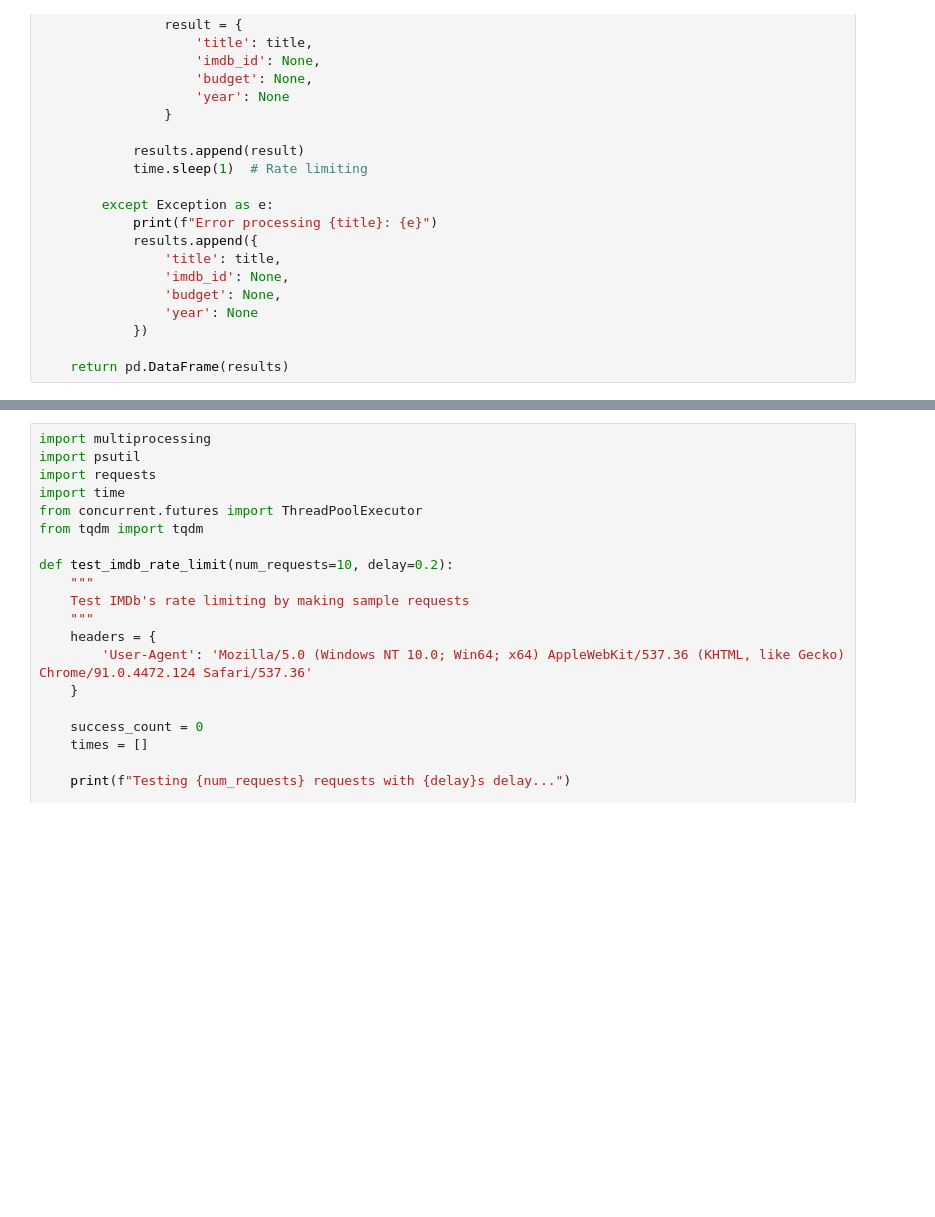
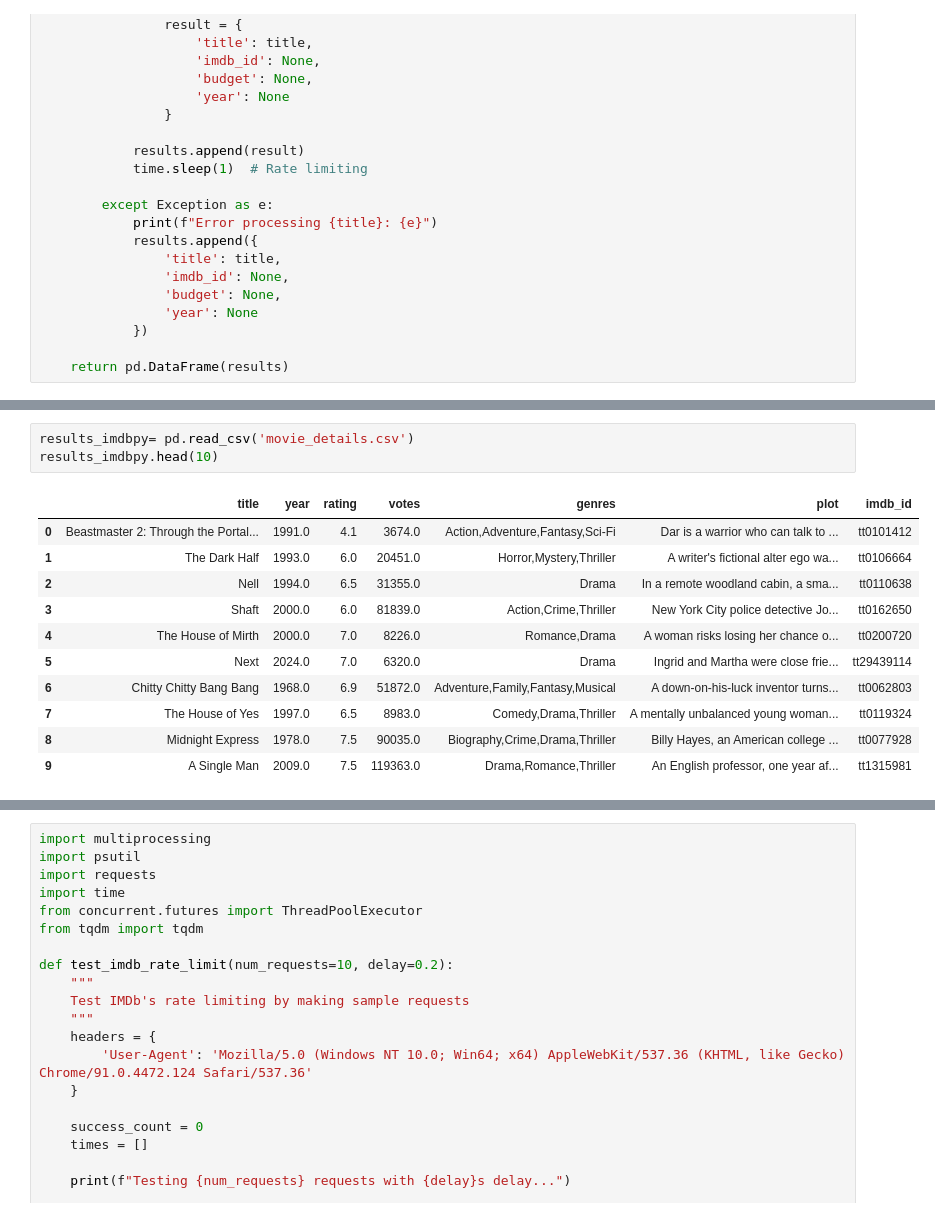
Before and after one commit to epfl-ada/ada-2024-project-ada212, a Jupyter notebook: Q5.ipynb, the cells around one changed output, grey strips where cells are left out. Drawn from its saved outputs; the diff is of its cells as text; blank space fills up the shorter version.

```diff
--- a/Q5.ipynb
+++ b/Q5.ipynb
@@ -745,3 +984,18 @@ results_imdbpy
+# %%
+results_imdbpy= pd.read_csv('movie_details.csv')
+results_imdbpy.head(10)
+# %% [output]
+|  | title | year | rating | votes | genres | plot | imdb_id |
+| 0 | Beastmaster 2: Through the Portal... | 1991.0 | 4.1 | 3674.0 | Action,Adventure,Fantasy,Sci-Fi | Dar is a warrior who can talk to ... | tt0101412 |
+| 1 | The Dark Half | 1993.0 | 6.0 | 20451.0 | Horror,Mystery,Thriller | A writer's fictional alter ego wa... | tt0106664 |
+| 2 | Nell | 1994.0 | 6.5 | 31355.0 | Drama | In a remote woodland cabin, a sma... | tt0110638 |
+| 3 | Shaft | 2000.0 | 6.0 | 81839.0 | Action,Crime,Thriller | New York City police detective Jo... | tt0162650 |
+| 4 | The House of Mirth | 2000.0 | 7.0 | 8226.0 | Romance,Drama | A woman risks losing her chance o... | tt0200720 |
+| 5 | Next | 2024.0 | 7.0 | 6320.0 | Drama | Ingrid and Martha were close frie... | tt29439114 |
+| 6 | Chitty Chitty Bang Bang | 1968.0 | 6.9 | 51872.0 | Adventure,Family,Fantasy,Musical | A down-on-his-luck inventor turns... | tt0062803 |
+| 7 | The House of Yes | 1997.0 | 6.5 | 8983.0 | Comedy,Drama,Thriller | A mentally unbalanced young woman... | tt0119324 |
+| 8 | Midnight Express | 1978.0 | 7.5 | 90035.0 | Biography,Crime,Drama,Thriller | Billy Hayes, an American college ... | tt0077928 |
+| 9 | A Single Man | 2009.0 | 7.5 | 119363.0 | Drama,Romance,Thriller | An English professor, one year af... | tt1315981 |
 # %%
 import requests
 from bs4 import BeautifulSoup
```
Also changed, not shown: parts of 20 cells of this notebook, 10 other files.
